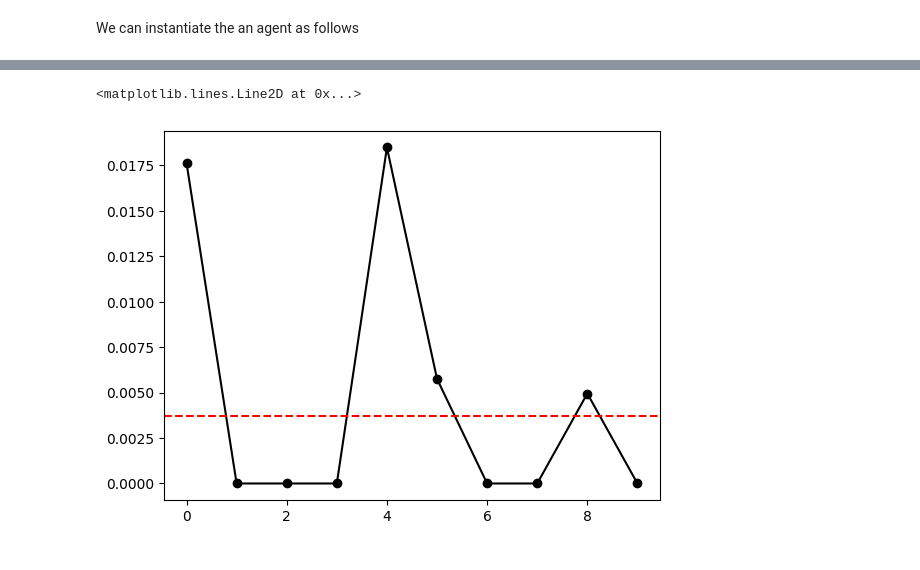
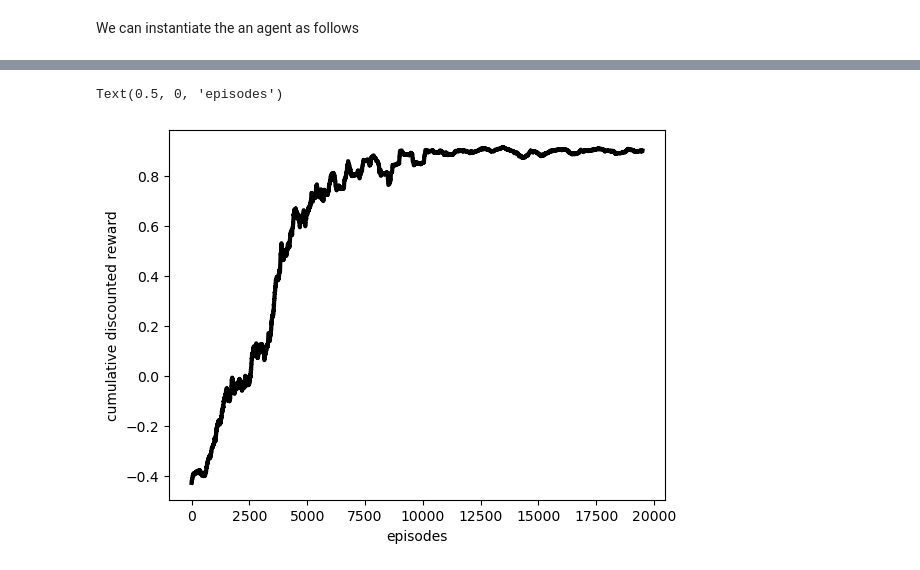
Before and after one commit to PimLb/pynav, a Jupyter notebook: notebooks/Tutorial.ipynb, the cells around one changed output, grey strips where cells are left out. Drawn from its saved outputs; the diff is of its cells as text; code cells hidden in the pictures.

```diff
--- a/notebooks/Tutorial.ipynb
+++ b/notebooks/Tutorial.ipynb
@@ -74,0 +90,39 @@ init_sample = env.reset(options)
+# %%
+H = 500 # horizon
+num_episodes = 20000
+rnd_state = np.random.RandomState(12131415)
+q_prev = None
+cumulative_rewards = []
+average_crewards = []
+num_steps = []
+delta_size = 500
+for k in range(num_episodes):
+    # Initialization
+    agent.reset()
+    pos = np.array([rnd_state.randint(5, 20, size=1)[0], rnd_state.randint(5, 110, size=1)[0] ])
+    time_idx = rnd_state.randint(0, env.MAX_T)
+    obs = env.get_observation(pos, time_idx)
+    time_idx = (time_idx + 1) % env.MAX_T
+    s = agent.update_state(obs) # update memory and compute olfactory state
+    trace = []
+    if q_prev is None:
+        q_prev = agent.Q.copy()
+    c_reward = 0.0
+    for t in range(H):
+        a = agent.select_action()
+        pos, r, terminated = env.make_move(pos, actions[a])
+        obs = env.get_observation(pos, time_idx)
+        time_idx = (time_idx + 1) % env.MAX_T
+        s_prime = agent.update_state(obs)
+        c_reward += r * (agent.gamma**t) if t > 0 else r
+        trace.append((s, a, s_prime, r))
+        if terminated:
+            break
+        s = s_prime
+        num_steps.append(t + 1)
+    agent.update_q(trace)
+    cumulative_rewards.append(c_reward)
+    q_prev = agent.Q.copy()
+    if len(cumulative_rewards) >= delta_size:
+        print("[{}/{}] avg crew = {}\tsteps = {}\teps = {}\talpha = {}".format(k, num_episodes, np.mean(cumulative_rewards[-delta_size:]), np.mean(num_steps[-delta_size:]), agent.eps_greedy(agent.num_episode), agent.learning_rate(agent.num_episode) ))
+        average_crewards.append(np.mean(cumulative_rewards[-delta_size:]))
@@ -75,7 +147,9 @@ init_sample = env.reset(options)
 # %%
 fig, ax = plt.subplots()
-ax.plot(range(len(init_sample)), init_sample ,'o-', c='black')
-ax.axhline(n_thr/data_max, linestyle='--', color='red')
+ax.plot(range(len(average_crewards)), average_crewards, '-', c='black', lw=3)
+
+ax.set_ylabel("cumulative discounted reward")
+ax.set_xlabel("episodes")
 # %% [output]
-<matplotlib.lines.Line2D at 0x...>
+Text(0.5, 0, 'episodes')
-[figure, old version]
+[figure, new version]
```
Also changed, not shown: parts of 32 cells of this notebook, 24 other files.
